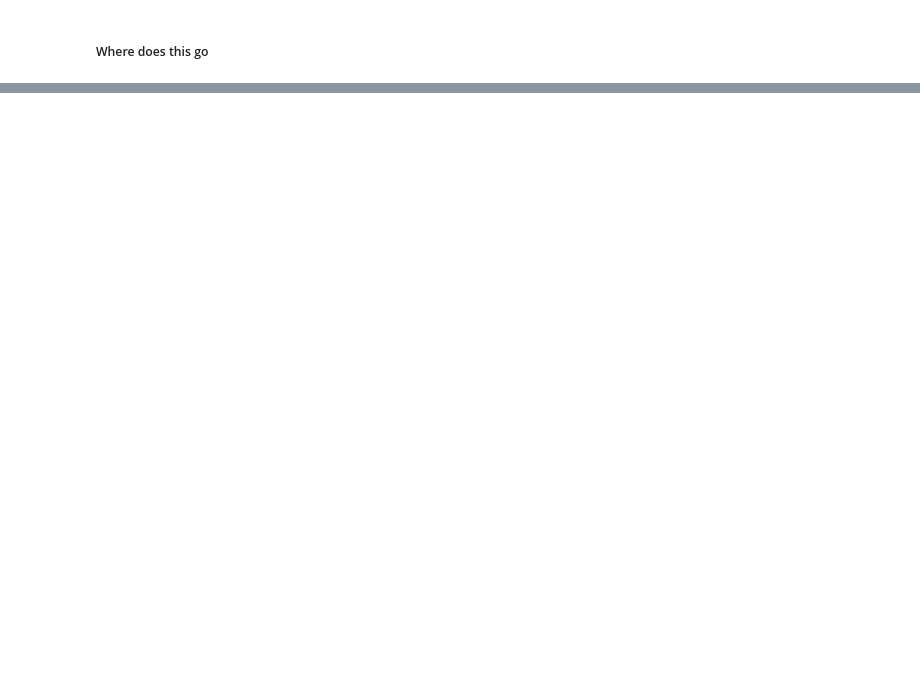
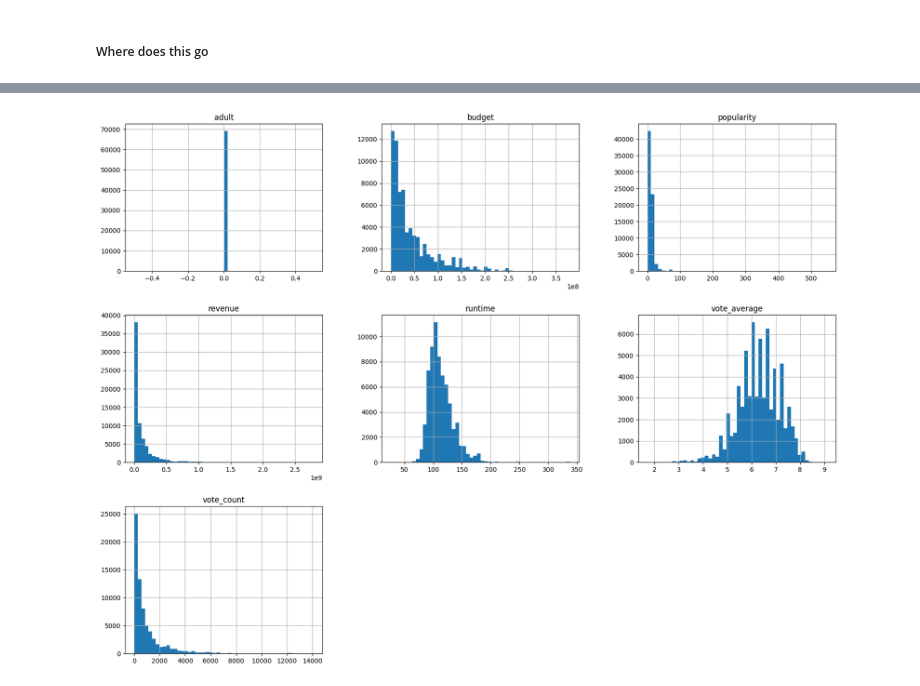
Before and after one commit to Gruppe-H/AI_exam, a Jupyter notebook: regression.ipynb, the cells around one changed output, grey strips where cells are left out. Cells and saved outputs as stored; diff of their text form; code cells hidden in the pictures; blank space fills up the shorter version.

```diff
--- a/regression.ipynb
+++ b/regression.ipynb
@@ -311,0 +440,3 @@ plt.show()
+# %%
+cleaned_data = movies_df.dropna()
+cleaned_data
@@ -311,0 +457,5 @@ plt.show()
+# %%
+cleaned_data.hist(bins=50, figsize=(20,15))
+plt.show()
+# %% [output]
+[figure, added]
```
Also changed, not shown: parts of 61 cells of this notebook, 1 other file.
